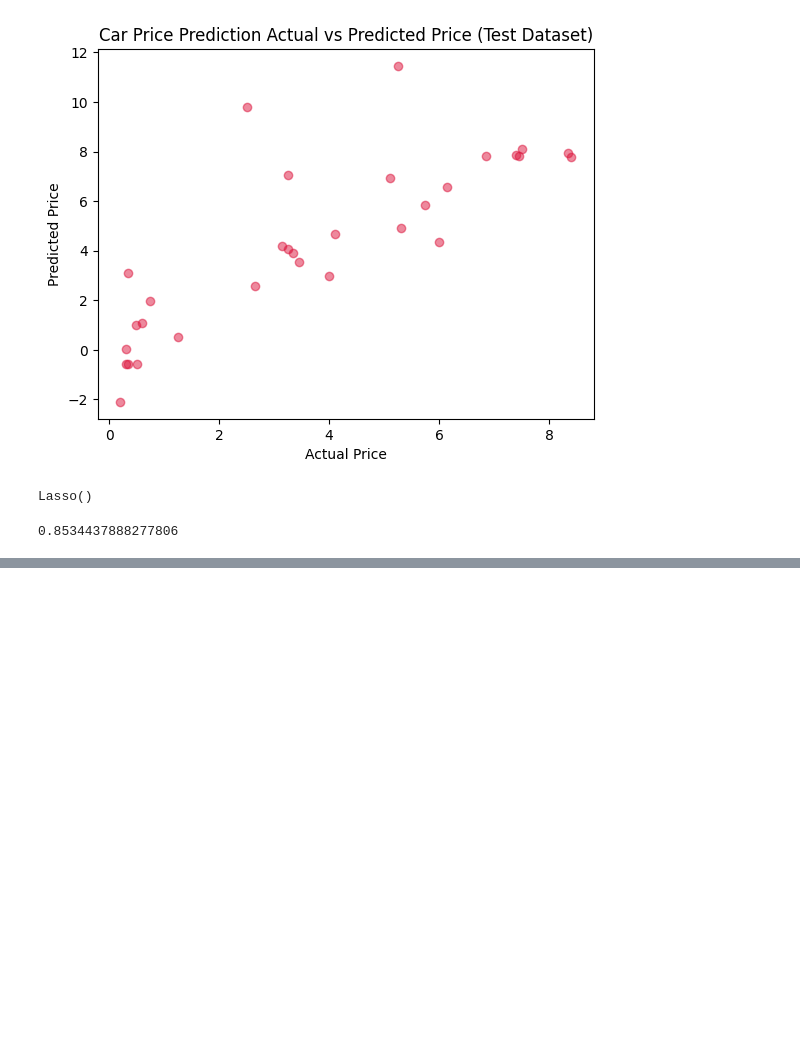
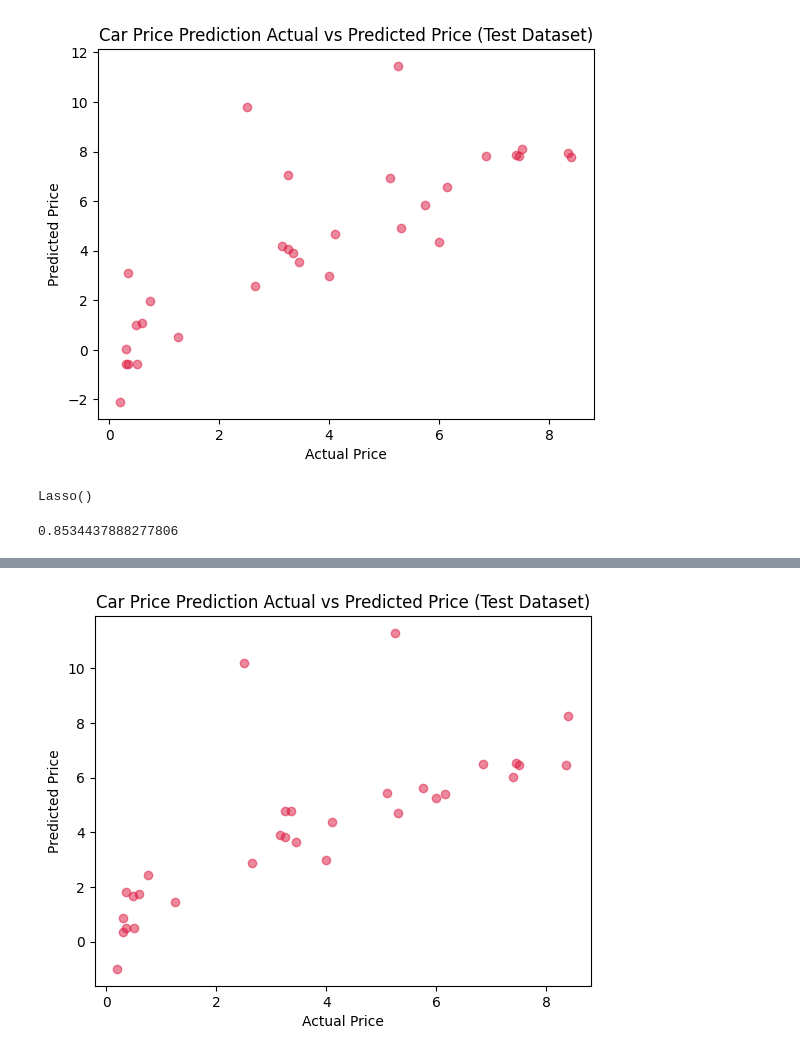
Before and after one commit to lwinmp/machine_learning_projects, a Jupyter notebook: Car Price Prediction/car_price_prediction.ipynb, the cells around one changed output, grey strips where cells are left out. Cells and saved outputs as stored; diff of their text form; code cells hidden in the pictures; blank space fills up the shorter version.

```diff
--- a/Car Price Prediction/car_price_prediction.ipynb
+++ b/Car Price Prediction/car_price_prediction.ipynb
@@ -169,0 +183,8 @@ print(error)
+# %%
+plt.scatter(y_test, test_pred, c='crimson', alpha=0.5)
+plt.xlabel("Actual Price")
+plt.ylabel("Predicted Price")
+plt.title("Car Price Prediction Actual vs Predicted Price (Test Dataset)")
+plt.show()
+# %% [output]
+[figure, added]
```
Also changed, not shown: parts of 2 cells of this notebook, 1 other file.
